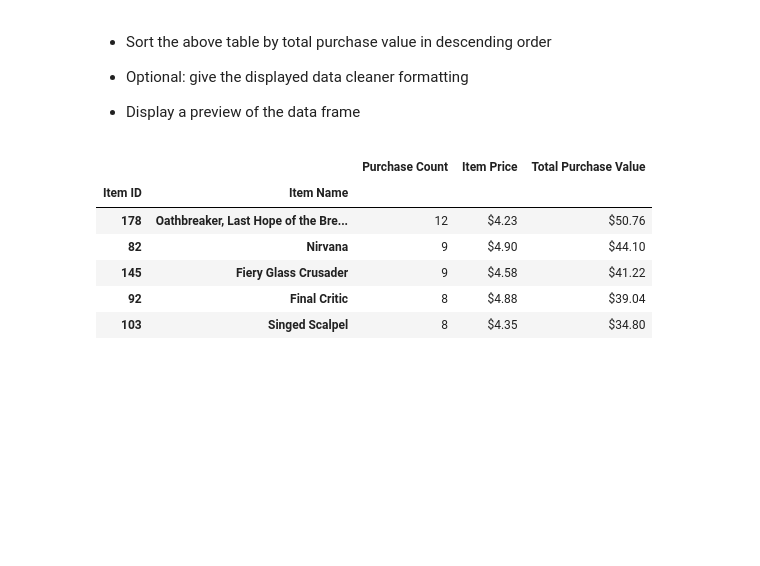
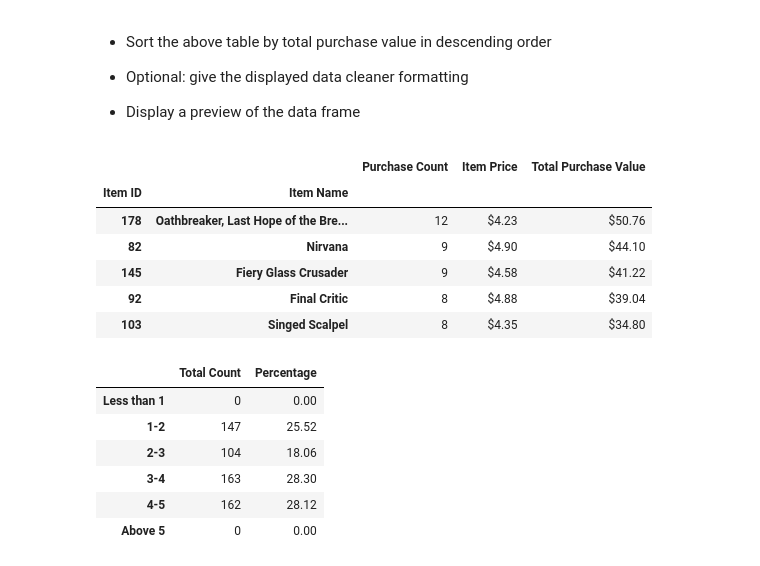
Before and after one commit to AmitavaSamaddar/Panda_Homework, a Jupyter notebook: HeroesOfPymoli_starter_Amitava.ipynb, the cells around one changed output. Cells and saved outputs as stored; diff of their text form; code cells hidden in the pictures; blank space fills up the shorter version.

```diff
--- a/HeroesOfPymoli_starter_Amitava.ipynb
+++ b/HeroesOfPymoli_starter_Amitava.ipynb
@@ -404,3 +404,42 @@ pur_item_sorted_val.head()
 | 145 | Fiery Glass Crusader | 9 | $4.58 | $41.22 |
 | 92 | Final Critic | 8 | $4.88 | $39.04 |
 | 103 | Singed Scalpel | 8 | $4.35 | $34.80 |
+# %%
+#Additional effort to draw conclusion based on dataset
+#Get the data based on item price
+
+# Bin for item price
+
+price_bin = [ 0, .999, 1.999, 2.999, 3.999, 4.999, purchase_data["Price"].max()+1 ]
+price_labels = [ "Less than 1", "1-2", "2-3", "3-4", "4-5", "Above 5"]
+
+#Adding "Age Group" to purchase_data by bins
+purchase_data["Price Group"] = pd.cut( purchase_data["Price"], price_bin, labels=price_labels)
+
+#Taking the new dataframe into another dataframe where duplicates will be dropped
+price_demo = purchase_data.drop_duplicates("SN")
+
+#Group by "Price Group"
+price_group = price_demo.groupby("Price Group")
+
+#Counting total
+price_count = price_group.SN.count()
+#Counting percent using number of unique players
+price_percent = round(100 * price_group.SN.count()/u_players,2)
+
+#Creating Price demo dataframe
+price_demo = pd.DataFrame({"Total Count":price_count,
+                         "Percentage":price_percent},
+                        index = price_labels
+                       )
+
+#Show age demographics
+price_demo
+# %% [output]
+|  | Total Count | Percentage |
+| Less than 1 | 0 | 0.00 |
+| 1-2 | 147 | 25.52 |
+| 2-3 | 104 | 18.06 |
+| 3-4 | 163 | 28.30 |
+| 4-5 | 162 | 28.12 |
+| Above 5 | 0 | 0.00 |
```
Also changed, not shown: parts of 1 cell of this notebook.
